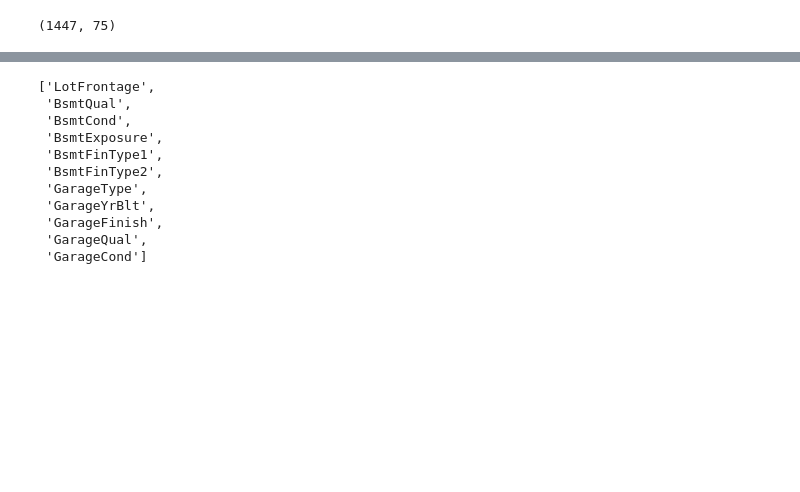
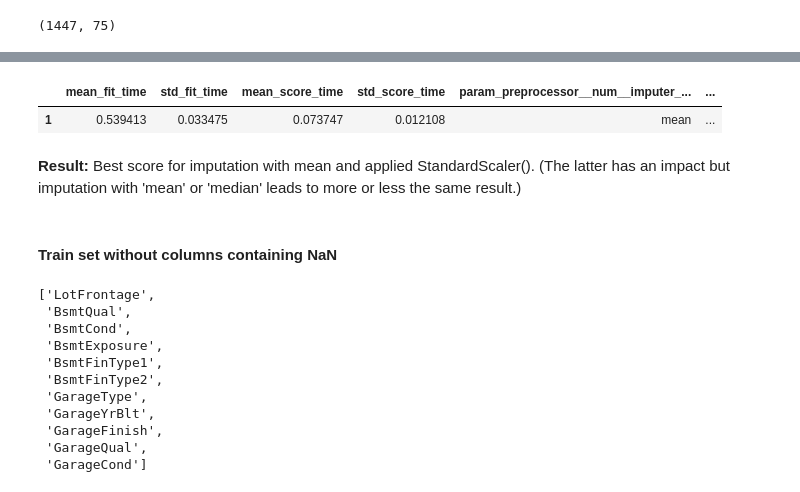
Before and after one commit to rbuerki/projects-ml, a Jupyter notebook: price_prediction_ames_housing/2-Modelling_Elastic_Net.ipynb, the cells around one changed output, grey strips where cells are left out. Cells and saved outputs as stored; diff of their text form; code cells hidden in the pictures; blank space fills up the shorter version.

Commit message:
FEAT: finish modelling, save pipeline

```diff
--- a/price_prediction_ames_housing/2-Modelling_Elastic_Net.ipynb
+++ b/price_prediction_ames_housing/2-Modelling_Elastic_Net.ipynb
@@ -144,5 +156,5 @@ display(train_data.shape)
 # %%
-def experiment_with_features(df, clf, scorer, cv=StratifiedKFold(3)):
+def evaluate_feature_sets(df, reg, scorer, cv=StratifiedKFold(3)):
 
     # Split input features and target label
     X_train = df.drop('SalePrice', axis=1)
@@ -153,7 +165,7 @@ def experiment_with_features(df, clf, scorer, cv=StratifiedKFold(3)):
     numeric_features = X_train.select_dtypes(include=['float64', 'int64']).columns
     assert len(categorical_features) + len(numeric_features) == df.shape[1] - 1
 
-    # Assemble pipeline (define function)
+    ## Assemble pipeline (define function)
 
     # level 1 - two separate pipes for cat and num features
     numeric_transformer = Pipeline(steps=[
@@ -176,9 +188,10 @@ def experiment_with_features(df, clf, scorer, cv=StratifiedKFold(3)):
     # level 3 - pipe it with a classifier
     full_pipe = Pipeline(steps=[
                        ('preprocessor', preprocessor),
-                       ('clf', model_simple),
+                       ('reg', model_simple),
                                ])
 
+    # Evaluate imputing strategy for missing num values and scaling
     parameters = {
         'preprocessor__num__imputer_n__strategy': ['mean', 'median'],
         'preprocessor__num__scaler' : [None, StandardScaler()]
@@ -190,9 +203,13 @@ def experiment_with_features(df, clf, scorer, cv=StratifiedKFold(3)):
     grid = cv.fit(X_train, y_train)
     grid_results = grid.cv_results_
 
-    return grid, grid_results
+    # Here I have to go for the smallest score (CV expects utility function
+    # and not cost function, see Hands-OnML p. 70)
+    best_score = np.sqrt(np.min(grid_results['mean_test_score']))
+
+    return grid_results, best_score
 # %%
  # Define input parameters
 scorer = make_scorer(mean_squared_error)
-clf = elastic_net_simple # 'optimized baseline model'
+reg = elastic_net_simple # 'optimized baseline model'
 cv = 3
@@ -200,0 +220,6 @@ cv = 3
+# %%
+# Run pipeline
+grid_results, best_score = evaluate_feature_sets(train_data, reg=reg, scorer=scorer, cv=cv)
+
+# Print best score
+print(best_score)
@@ -201,3 +231,12 @@ cv = 3
+# %%
+display(pd.DataFrame(grid_results).nsmallest(1, 'mean_test_score'))
+# %% [output]
+|  | mean_fit_time | std_fit_time | mean_score_time | std_score_time | param_preprocessor__num__imputer_... | ... |
+| 1 | 0.539413 | 0.033475 | 0.073747 | 0.012108 | mean | ... |
+# %% [markdown]
+**Result:** Best score for imputation with mean and applied StandardScaler(). (The latter has an impact but imputation with 'mean' or 'median' leads to more or less the same result.)
+# %% [markdown]
+#### Train set without columns containing NaN
 # %%
 # Create List of Columns containing NaN
 nan_cols = []
```
Also changed, not shown: parts of 50 cells of this notebook, 1 other file.
